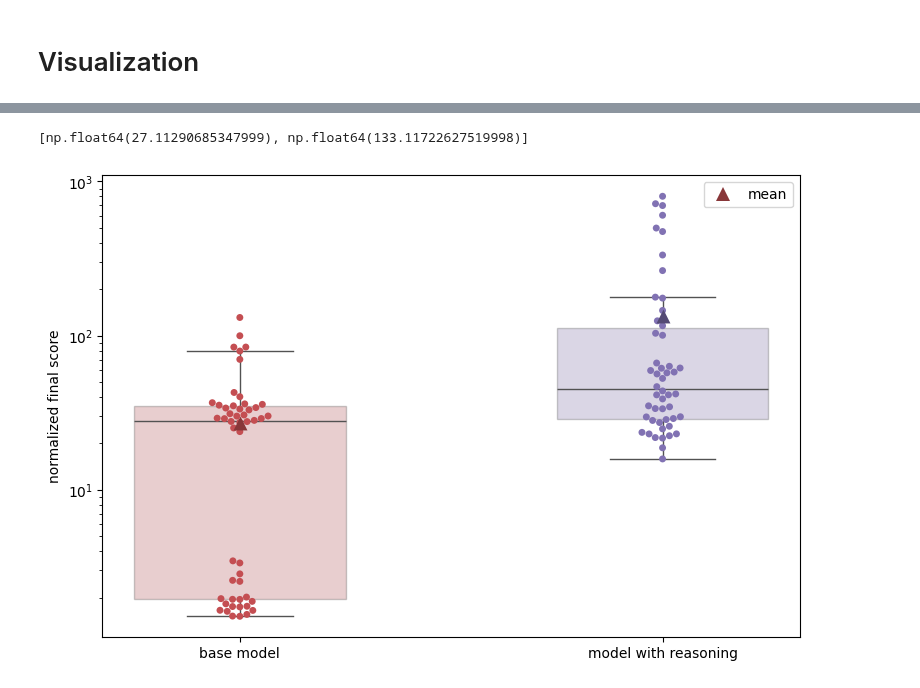
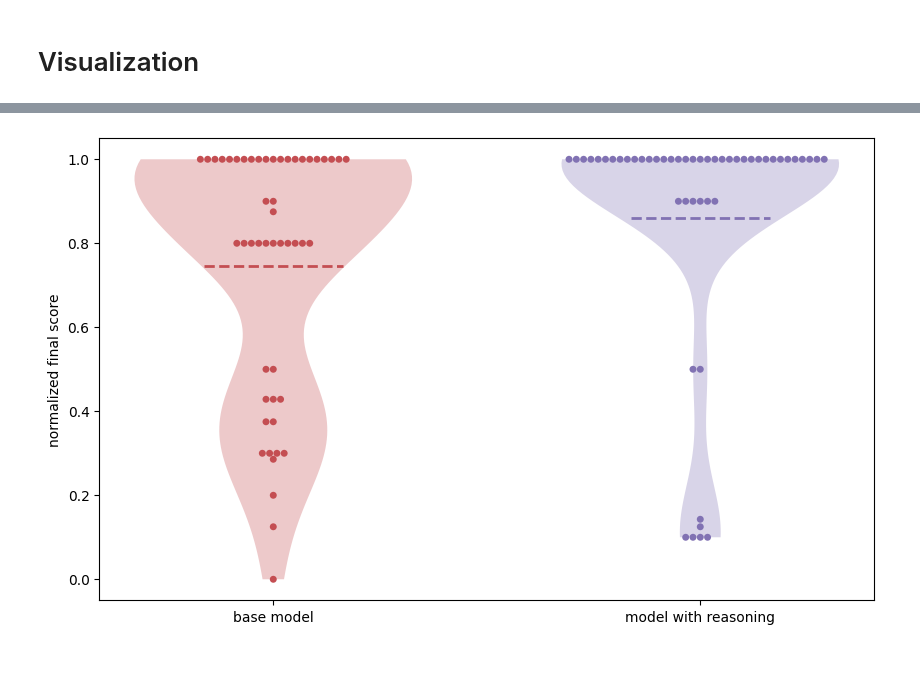
Before and after one commit to MizuGreg/LLMs-Play-Textual-Games, a Jupyter notebook: Code/Experiments/Experiment1_Reasoning.ipynb, the cells around one changed output, grey strips where cells are left out. Cells and saved outputs as stored; diff of their text form; code cells hidden in the pictures; blank space fills up the shorter version.

Commit message:
slightly changed graphs of experiments 1-2-3

```diff
--- a/Code/Experiments/Experiment1_Reasoning.ipynb
+++ b/Code/Experiments/Experiment1_Reasoning.ipynb
@@ -164,20 +163,2 @@ for model in final_arrays.keys():
 # %% [markdown]
 # Visualization
-# %%
-fig, ax = plt.subplots()
-data = list(final_arrays.values())
-labels = ["base model", "model with reasoning"]
-ax.set_ylabel("normalized score")
-
-# boxplot = ax.boxplot(data, patch_artist=True, tick_labels=labels, showfliers=False)
-# colors = ["skyblue", "orange"]
-# for box, color in zip(boxplot["boxes"], colors):
-#     box.set_facecolor(color)
-
-violin = ax.violinplot(data, showmeans=False, showmedians=True, showextrema=False)
-for i in range(len(data)):
-    points = data[i]
-    x = np.random.normal(1+i, 0.0, size=len(points))
-    ax.plot(x, points, 'r.', alpha=0.1, markersize=10)
-
-plt.show()
@@ -193,51 +173,62 @@ for array in final_arrays.values():
     means.append(np.mean(array))
-# %%
-print(means)
-# %% [output]
-[np.float64(27.11290685347999), np.float64(133.11722627519998)]
 # %%
-fig, ax = plt.subplots(figsize=(9,6))
+fig, ax = plt.subplots(figsize=(10,6))
 
-data_combined = np.concatenate(list(final_arrays.values()))
+data = list(final_scores_arrays.values())
+data_combined = np.concatenate(list(final_scores_arrays.values()))
 labels = ["base model", "model with reasoning"]
-category_feature = ["base model"] * len(final_arrays["basemodel"]) + ["model with reasoning"] * len(final_arrays["reasoning"])
+category_feature = ["base model"] * len(final_scores_arrays["basemodel"]) + ["model with reasoning"] * len(final_scores_arrays["reasoning"])
 
 swarm = sns.swarmplot(
     x=category_feature,  # Group labels
     ax=ax,
     y=data_combined,  # Numeric variable
     palette=custom_palette,  # Color set used
     hue=category_feature,  # Add a legend
     size=5
 )
 
-mean = sns.swarmplot(
-    x=["base model", "model with reasoning"],
-    hue=["mean", "_"],
-    y=means,
-    ax=ax,
-    palette=mean_palette,
-    size=10,
-    marker="^",
-)
+# mean = sns.swarmplot(
+#     x=["base model", "model with reasoning"],
+#     hue=["mean", "_"],
+#     y=means,
+#     ax=ax,
+#     palette=mean_palette,
+#     size=10,
+#     marker="^",
+# )
 
-box = sns.boxplot(x=category_feature, y=data_combined,
-                  boxprops={"alpha": 0.3}, showfliers=False,
-                  hue=category_feature, palette=custom_palette,
-                  width=0.5)
+# box = sns.boxplot(x=category_feature, y=data_combined,
+#                   boxprops={"alpha": 0.3}, showfliers=False,
+#                   hue=category_feature, palette=custom_palette,
+#                   width=0.5)
 
-# violin = sns.violinplot(x=category_feature, y=data_combined,
+# violin1 = sns.violinplot(x=category_feature, y=data_combined,
 #                         cut=0, inner=None, fill=True,
 #                         palette=custom_palette, hue=category_feature, alpha=0.05,
 #                         bw_method=0.3, bw_adjust=1, common_norm=True)
-# violin = sns.violinplot(x=category_feature, y=data_combined,
+# violin2 = sns.violinplot(x=category_feature, y=data_combined,
 #                         cut=0, inner=None, fill=False,
 #                         palette=custom_palette, hue=category_feature, alpha=0.5,
 #                         bw_method=0.3, bw_adjust=1, common_norm=True)
 
+violin = ax.violinplot(data,
+                       showmeans=True,
+                       showmedians=False,
+                       showextrema=False,
+                       positions=[0,1],
+                       bw_method=0.4,
+                       widths=0.65)
+for i, body in enumerate(violin['bodies']):
+    body.set_facecolor(custom_palette[i])
+
+violin["cmeans"].set_colors(custom_palette)
+violin["cmeans"].set_linewidth(2)
+violin['cmeans'].set_linestyle('--')
+
 # ax.set_title(f"Final score over {len(seeds)} seeds in Simple Game")
-ax.semilogy()
+# ax.semilogy()
 ax.set_ylabel("normalized final score")
 plt.show()
 # %% [output]
-[figure, old version]
+[figure, new version]
```
Also changed, not shown: parts of 10 cells of this notebook, 2 other files.
